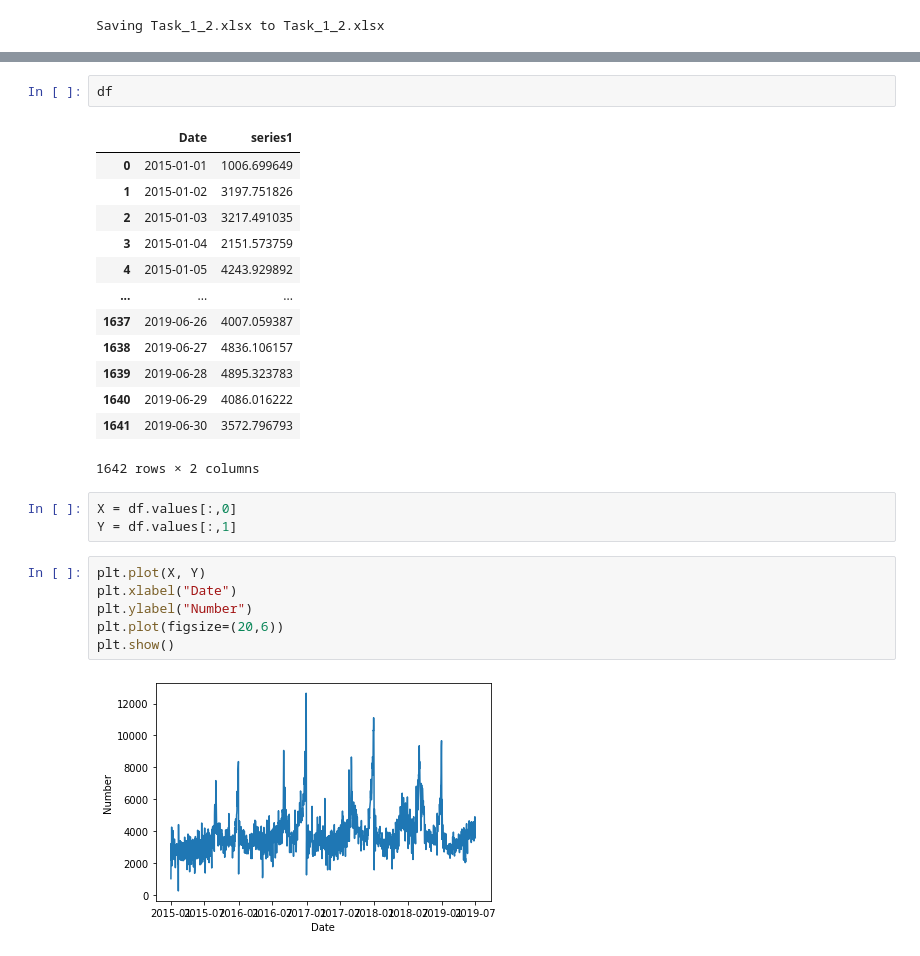
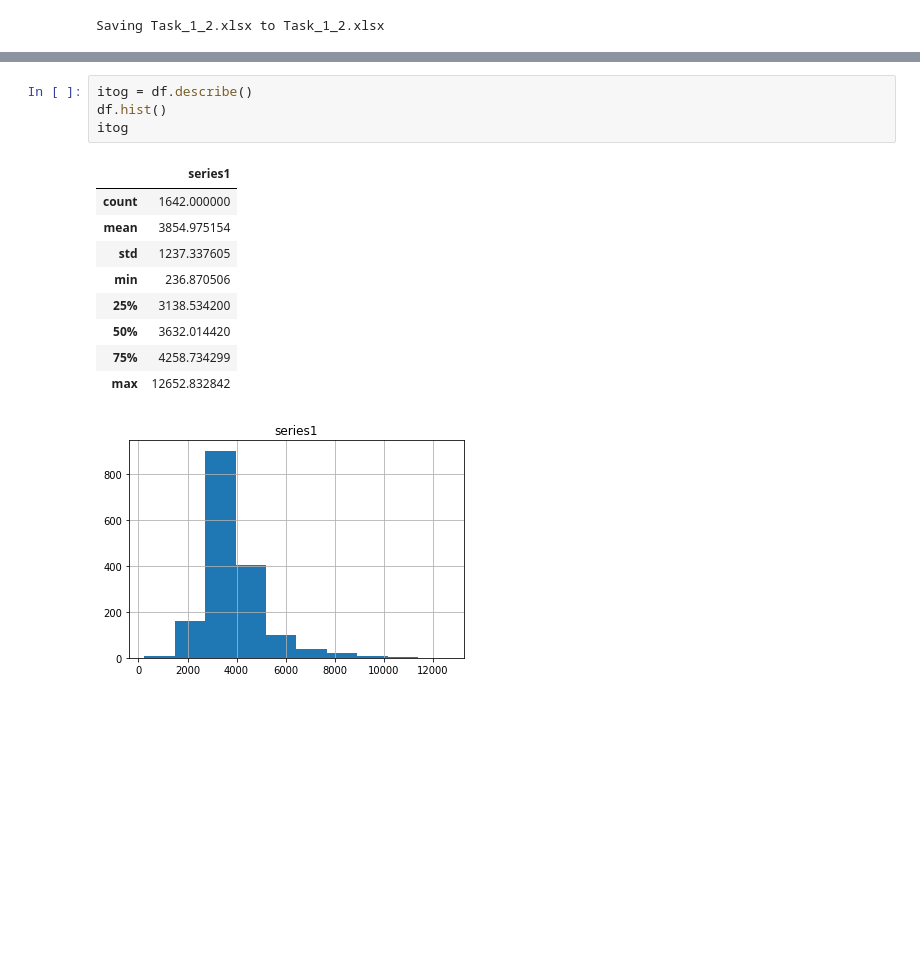
Before and after one commit to MaximStepanovich/A1_task1_timeseries, a Jupyter notebook: A1_task1.ipynb, the cells around one changed output, grey strips where cells are left out. Cells and saved outputs as stored; diff of their text form; blank space fills up the shorter version.

```diff
--- a/A1_task1.ipynb
+++ b/A1_task1.ipynb
@@ -35,27 +152,15 @@ TypeError: ignored
-# %%
-df
-# %% [output]
-|  | Date | series1 |
-| 0 | 2015-01-01 | 1006.699649 |
-| 1 | 2015-01-02 | 3197.751826 |
-| 2 | 2015-01-03 | 3217.491035 |
-| 3 | 2015-01-04 | 2151.573759 |
-| 4 | 2015-01-05 | 4243.929892 |
-| ... | ... | ... |
-| 1637 | 2019-06-26 | 4007.059387 |
-| 1638 | 2019-06-27 | 4836.106157 |
-| 1639 | 2019-06-28 | 4895.323783 |
-| 1640 | 2019-06-29 | 4086.016222 |
-| 1641 | 2019-06-30 | 3572.796793 |
-1642 rows × 2 columns
-# %%
-X = df.values[:,0]
-Y = df.values[:,1]
-# %%
-plt.plot(X, Y)
-plt.xlabel("Date")
-plt.ylabel("Number")
-plt.plot(figsize=(20,6))
-plt.show()
-# %% [output]
-[figure, removed]
+# %%
+itog = df.describe()
+df.hist()
+itog
+# %% [output]
+|  | series1 |
+| count | 1642.000000 |
+| mean | 3854.975154 |
+| std | 1237.337605 |
+| min | 236.870506 |
+| 25% | 3138.534200 |
+| 50% | 3632.014420 |
+| 75% | 4258.734299 |
+| max | 12652.832842 |
+[figure, added]
```
Also changed, not shown: parts of 17 cells of this notebook.
